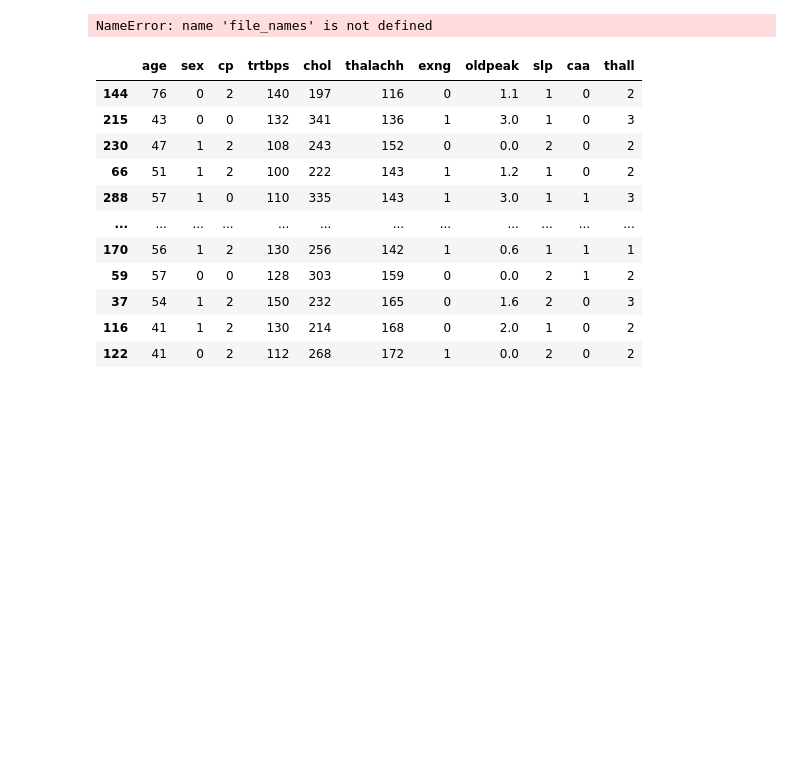
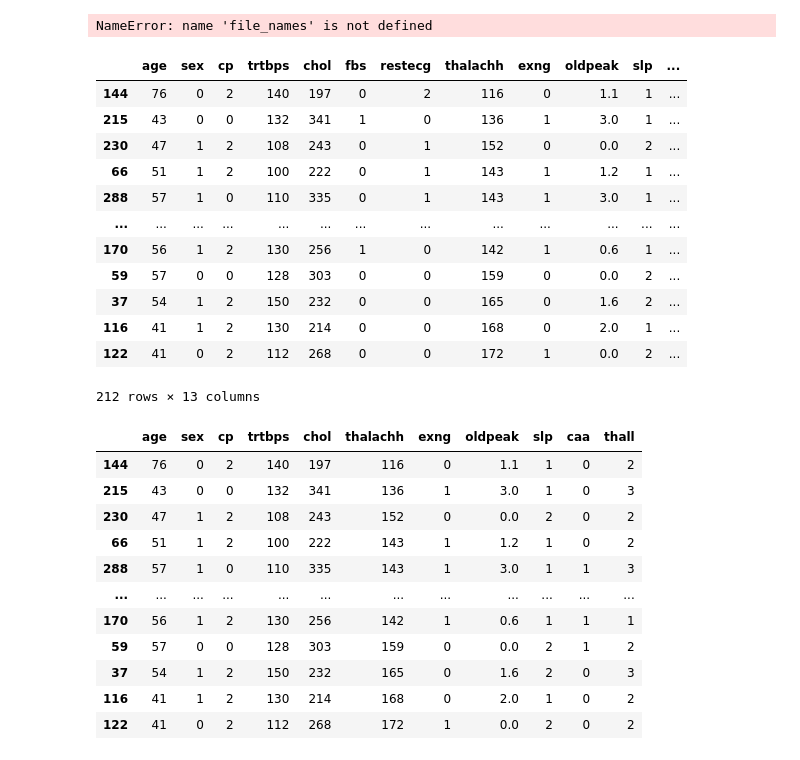
Before and after one commit to emdemor/xtlearn, a Jupyter notebook: .test.ipynb, the cells around one changed output. Saved outputs shown, nothing was run; the diff lists cells and outputs as text; code cells hidden in the pictures; blank space fills up the shorter version.

```diff
--- a/.test.ipynb
+++ b/.test.ipynb
@@ -25,6 +167,22 @@ X_train, X_test, y_train, y_test = train_test_split(
 file_names(directory=False)
 # %% [output]
 NameError: name 'file_names' is not defined
+# %%
+X_train
+# %% [output]
+|  | age | sex | cp | trtbps | chol | fbs | restecg | thalachh | exng | oldpeak | slp | ... |
+| 144 | 76 | 0 | 2 | 140 | 197 | 0 | 2 | 116 | 0 | 1.1 | 1 | ... |
+| 215 | 43 | 0 | 0 | 132 | 341 | 1 | 0 | 136 | 1 | 3.0 | 1 | ... |
+| 230 | 47 | 1 | 2 | 108 | 243 | 0 | 1 | 152 | 0 | 0.0 | 2 | ... |
+| 66 | 51 | 1 | 2 | 100 | 222 | 0 | 1 | 143 | 1 | 1.2 | 1 | ... |
+| 288 | 57 | 1 | 0 | 110 | 335 | 0 | 1 | 143 | 1 | 3.0 | 1 | ... |
+| ... | ... | ... | ... | ... | ... | ... | ... | ... | ... | ... | ... | ... |
+| 170 | 56 | 1 | 2 | 130 | 256 | 1 | 0 | 142 | 1 | 0.6 | 1 | ... |
+| 59 | 57 | 0 | 0 | 128 | 303 | 0 | 0 | 159 | 0 | 0.0 | 2 | ... |
+| 37 | 54 | 1 | 2 | 150 | 232 | 0 | 0 | 165 | 0 | 1.6 | 2 | ... |
+| 116 | 41 | 1 | 2 | 130 | 214 | 0 | 0 | 168 | 0 | 2.0 | 1 | ... |
+| 122 | 41 | 0 | 2 | 112 | 268 | 0 | 0 | 172 | 1 | 0.0 | 2 | ... |
+212 rows × 13 columns
 # %%
 selector = PvalueSelector()
 
```
Also changed, not shown: parts of 1 cell of this notebook, 1 other file.
